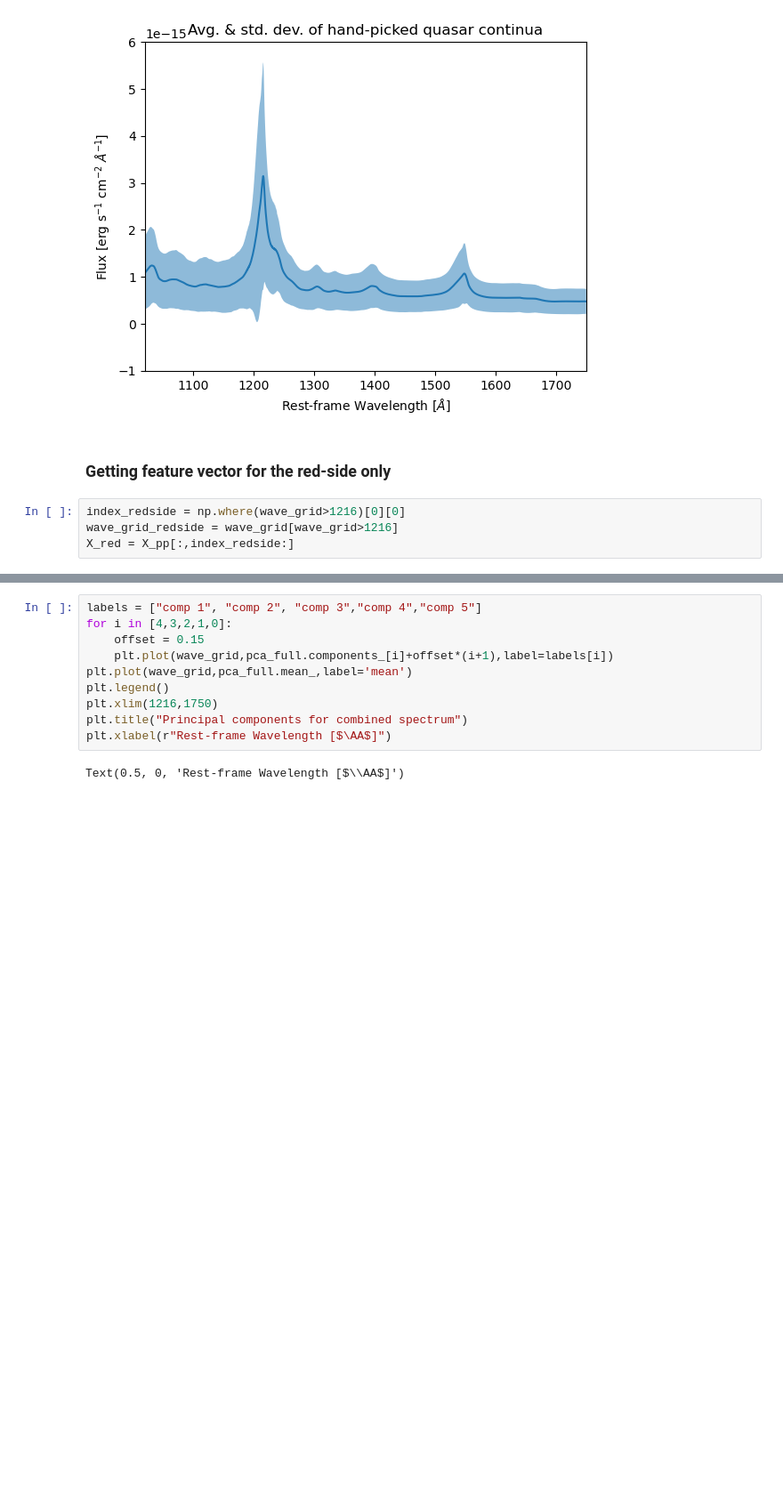
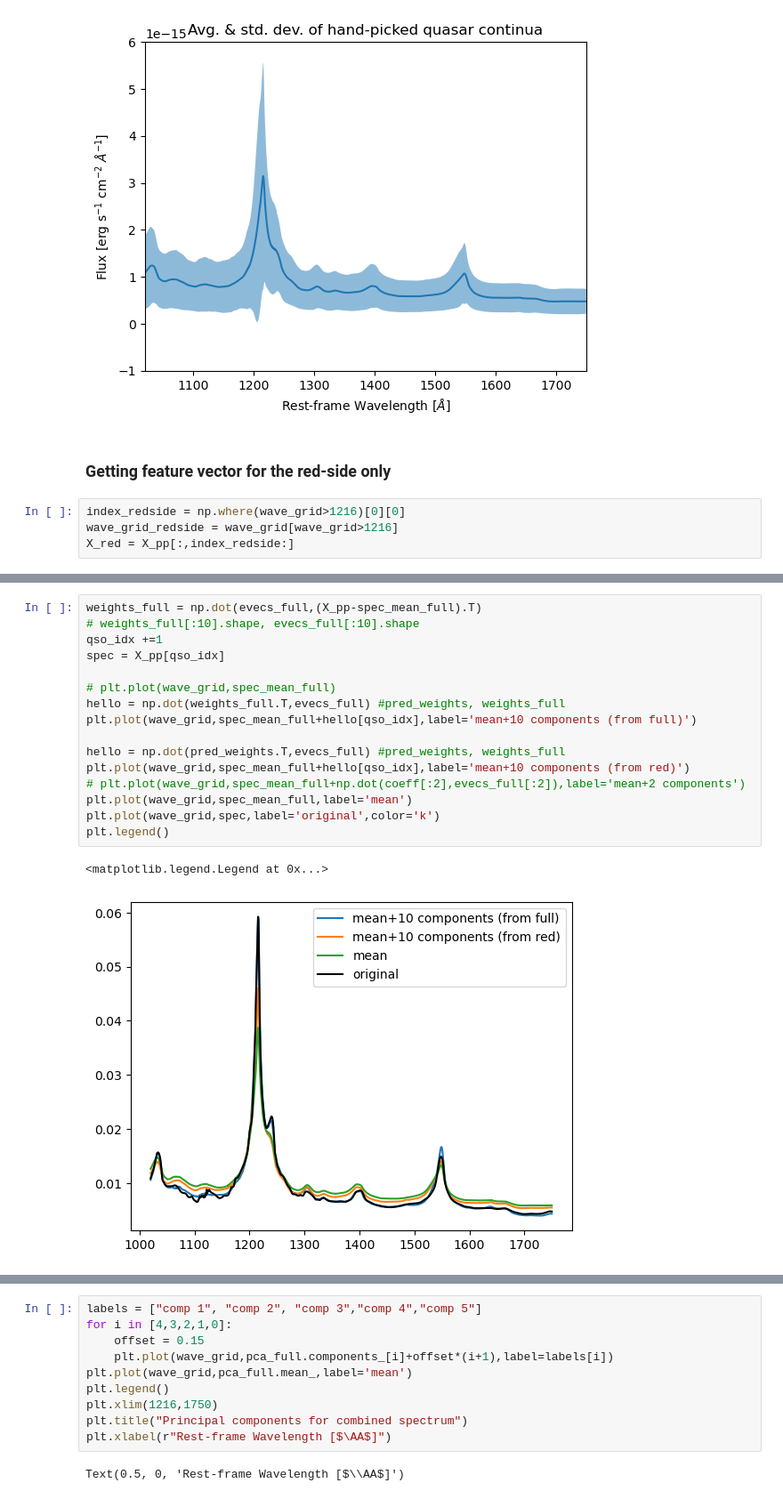
Before and after one commit to bayu-wilson/quasar_spectral_reconstruction_with_PCA, a Jupyter notebook: DimReductionAstroSpectra.ipynb, the cells around one changed output, grey strips where cells are left out. Shown at 89% size. Drawn from its saved outputs; the diff is of its cells as text; blank space fills up the shorter version.

```diff
--- a/DimReductionAstroSpectra.ipynb
+++ b/DimReductionAstroSpectra.ipynb
@@ -152,0 +188,19 @@ _ = pca_redside.fit_transform(X_red)
+# %%
+weights_full = np.dot(evecs_full,(X_pp-spec_mean_full).T)
+# weights_full[:10].shape, evecs_full[:10].shape
+qso_idx +=1
+spec = X_pp[qso_idx]
+
+# plt.plot(wave_grid,spec_mean_full)
+hello = np.dot(weights_full.T,evecs_full) #pred_weights, weights_full
+plt.plot(wave_grid,spec_mean_full+hello[qso_idx],label='mean+10 components (from full)')
+
+hello = np.dot(pred_weights.T,evecs_full) #pred_weights, weights_full
+plt.plot(wave_grid,spec_mean_full+hello[qso_idx],label='mean+10 components (from red)')
+# plt.plot(wave_grid,spec_mean_full+np.dot(coeff[:2],evecs_full[:2]),label='mean+2 components')
+plt.plot(wave_grid,spec_mean_full,label='mean')
+plt.plot(wave_grid,spec,label='original',color='k')
+plt.legend()
+# %% [output]
+<matplotlib.legend.Legend at 0x...>
+[figure, added]
```
Also changed, not shown: parts of 26 cells of this notebook.
